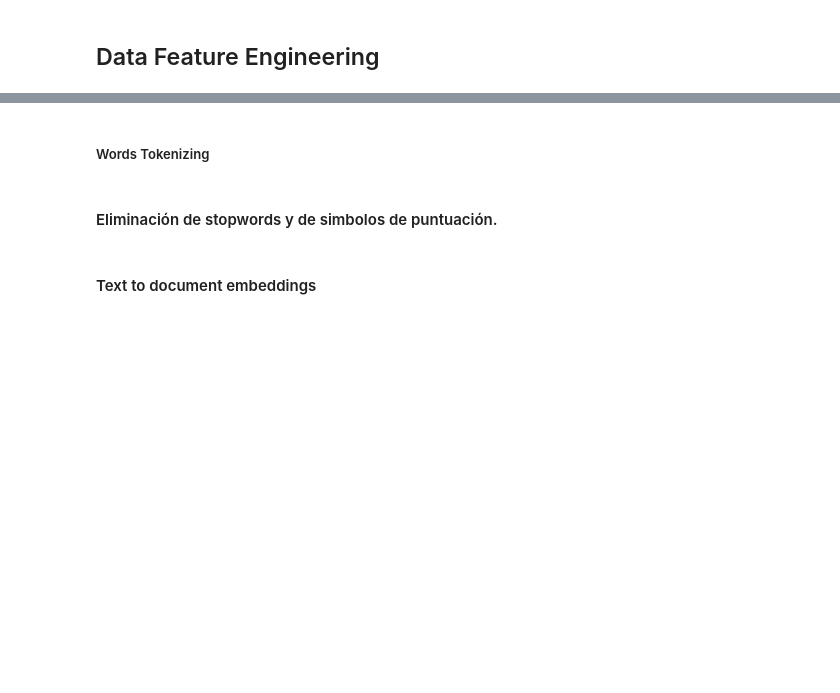
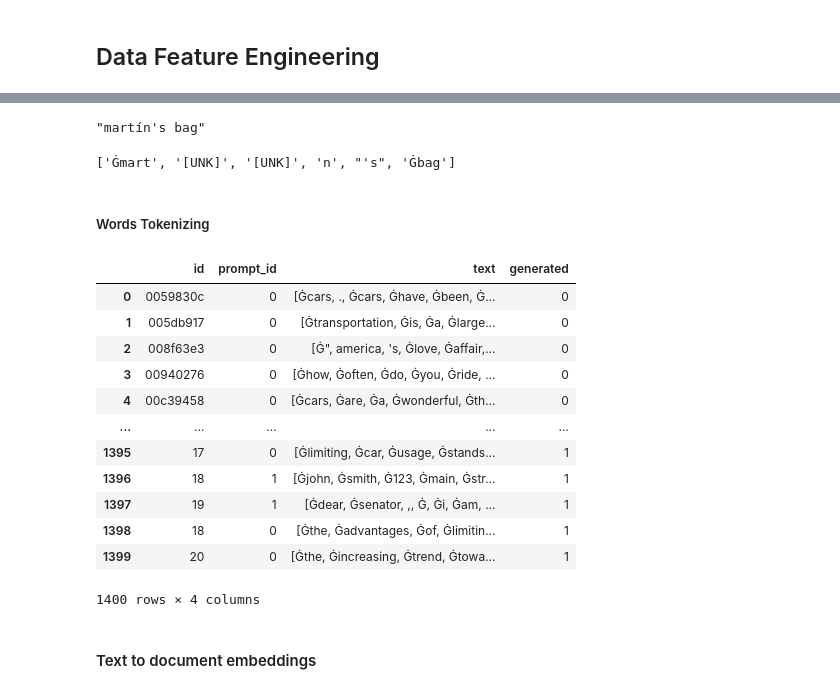
Before and after one commit to MrtC101/ia-2-uncuyo-2023, a Jupyter notebook: source/LLMDetect/main.ipynb, the cells around one changed output, grey strips where cells are left out. Saved outputs shown, nothing was run; the diff lists cells and outputs as text; code cells hidden in the pictures; blank space fills up the shorter version.

```diff
--- a/source/LLMDetect/main.ipynb
+++ b/source/LLMDetect/main.ipynb
@@ -183,8 +319,31 @@ raw_tokenizer = Tokenizer(models.BPE(unk_token="[UNK]")
+# %%
+raw_tokenizer.normalizer.normalize_str("Martín's bag")
+# %% [output]
+"martín's bag"
+# %%
+tokenizer.tokenize("Martín's bag")
+# %% [output]
+['Ġmart', '[UNK]', '[UNK]', 'n', "'s", 'Ġbag']
 # %% [markdown]
 ##### Words Tokenizing
 # %%
+tokenized_test = test_dataset;
+tokenized_test["text"] = test_dataset["text"].apply(lambda x : tokenizer.tokenize(text=x))
+
 tokenized_dataset = target_data.copy()
-tokenized_dataset["text"] = target_data["text"].apply(lambda x : word_tokenize(text=x))
+tokenized_dataset["text"] = target_data["text"].apply(lambda x : tokenizer.tokenize(x))
 tokenized_dataset
+# %% [output]
+|  | id | prompt_id | text | generated |
+| 0 | 0059830c | 0 | [Ġcars, ., Ġcars, Ġhave, Ġbeen, Ġ... | 0 |
+| 1 | 005db917 | 0 | [Ġtransportation, Ġis, Ġa, Ġlarge... | 0 |
+| 2 | 008f63e3 | 0 | [Ġ", america, 's, Ġlove, Ġaffair,... | 0 |
+| 3 | 00940276 | 0 | [Ġhow, Ġoften, Ġdo, Ġyou, Ġride, ... | 0 |
+| 4 | 00c39458 | 0 | [Ġcars, Ġare, Ġa, Ġwonderful, Ġth... | 0 |
+| ... | ... | ... | ... | ... |
+| 1395 | 17 | 0 | [Ġlimiting, Ġcar, Ġusage, Ġstands... | 1 |
+| 1396 | 18 | 1 | [Ġjohn, Ġsmith, Ġ123, Ġmain, Ġstr... | 1 |
+| 1397 | 19 | 1 | [Ġdear, Ġsenator, ,, Ġ, Ġi, Ġam, ... | 1 |
+| 1398 | 18 | 0 | [Ġthe, Ġadvantages, Ġof, Ġlimitin... | 1 |
+| 1399 | 20 | 0 | [Ġthe, Ġincreasing, Ġtrend, Ġtowa... | 1 |
+1400 rows × 4 columns
-# %% [markdown]
-#### Eliminación de stopwords y de simbolos de puntuación.
```
Also changed, not shown: parts of 46 cells of this notebook, 1 other file.
